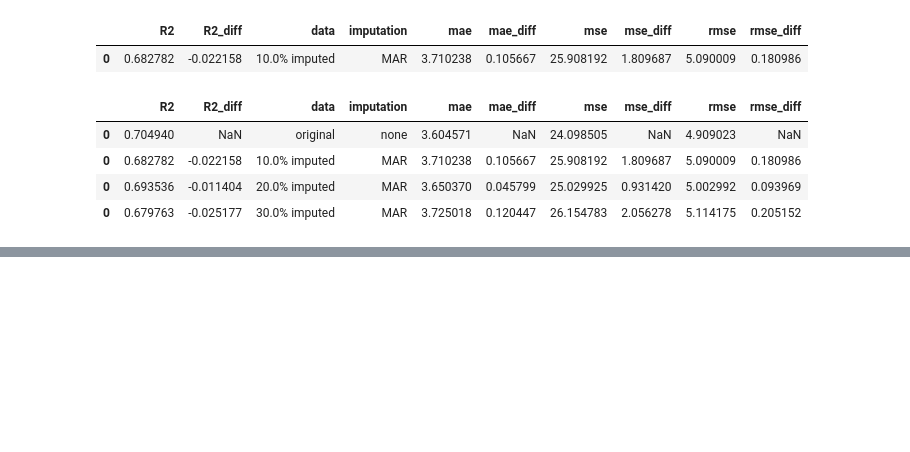
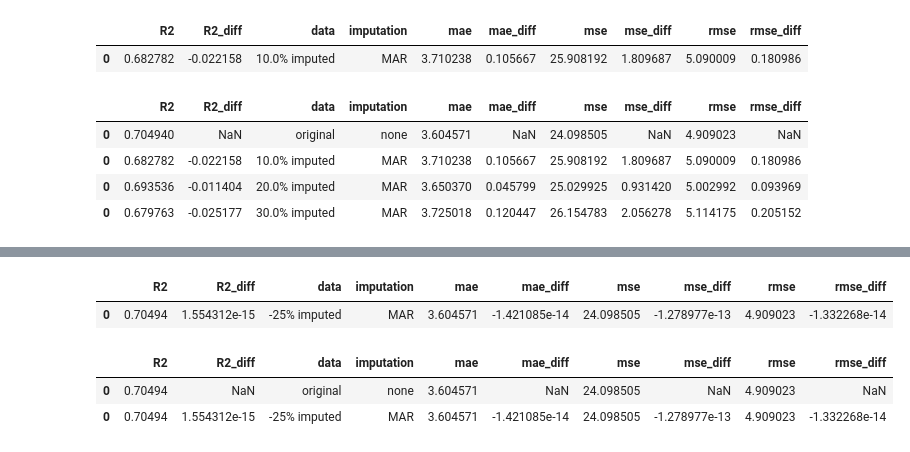
Before and after one commit to G-Bruce/QTW-Case_10, a Jupyter notebook: Messing with Missing Values_Serna_B.ipynb, the cells around one changed output, grey strips where cells are left out. Cells and saved outputs as stored; diff of their text form; code cells hidden in the pictures; blank space fills up the shorter version.

```diff
--- a/Messing with Missing Values_Serna_B.ipynb
+++ b/Messing with Missing Values_Serna_B.ipynb
@@ -564,0 +634,12 @@ res_frameq3
+# %%
+Q4_data_frame
+# %% [output]
+|  | R2 | R2_diff | data | imputation | mae | mae_diff | mse | mse_diff | rmse | rmse_diff |
+| 0 | 0.70494 | 1.554312e-15 | -25% imputed | MAR | 3.604571 | -1.421085e-14 | 24.098505 | -1.278977e-13 | 4.909023 | -1.332268e-14 |
+# %%
+res_frameq4 = pd.concat([res_frame,Q4_data_frame])
+res_frameq4
+# %% [output]
+|  | R2 | R2_diff | data | imputation | mae | mae_diff | mse | mse_diff | rmse | rmse_diff |
+| 0 | 0.70494 | NaN | original | none | 3.604571 | NaN | 24.098505 | NaN | 4.909023 | NaN |
+| 0 | 0.70494 | 1.554312e-15 | -25% imputed | MAR | 3.604571 | -1.421085e-14 | 24.098505 | -1.278977e-13 | 4.909023 | -1.332268e-14 |
```
Also changed, not shown: parts of 1 cell of this notebook.
